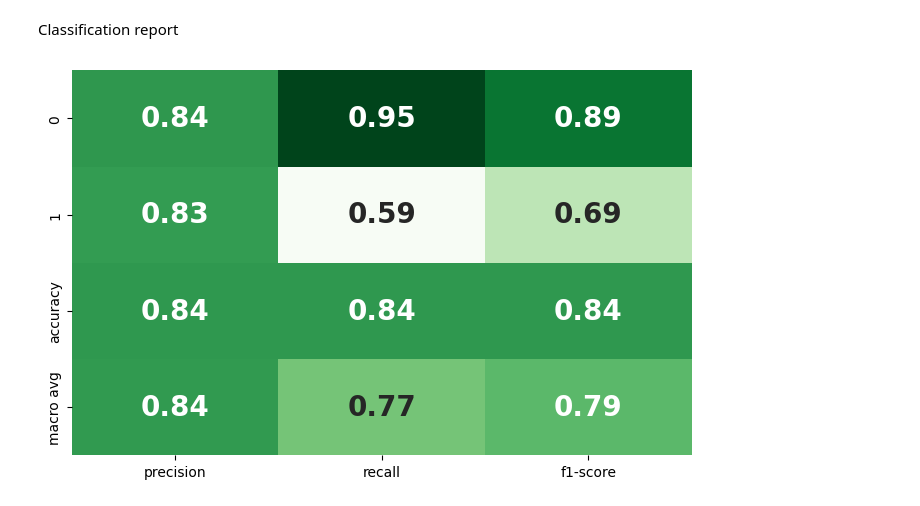
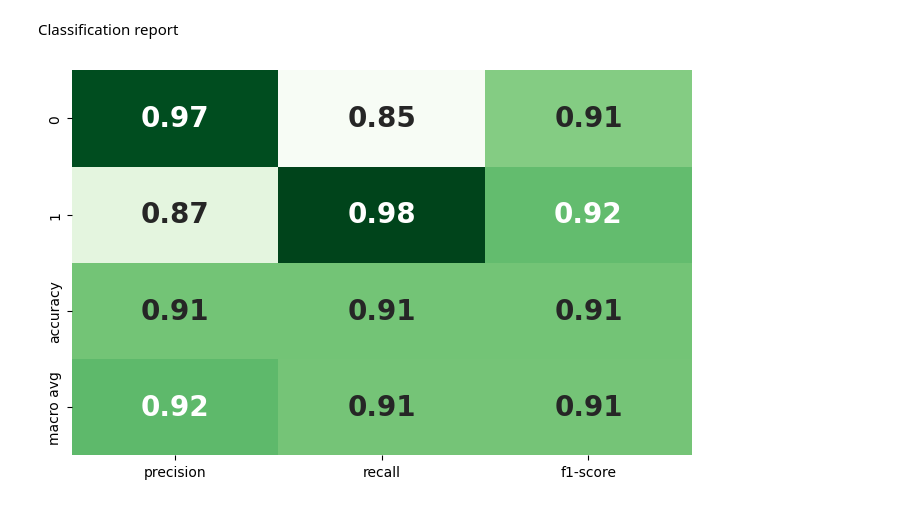
Before and after one commit to Asir-IO/heart-failure-predictor, a Jupyter notebook: lab.ipynb, the cells around one changed output. Drawn from its saved outputs; the diff is of its cells as text; code cells hidden in the pictures.

Commit message:
switched to the random forest model
after its performance improved drastically upon handling unbalanced sampling in the dataset

```diff
--- a/lab.ipynb
+++ b/lab.ipynb
@@ -134,0 +159,2 @@ Decision Tree model
+# %%
+x_train, x_test, y_train, y_test = train_test_split(x_res, y_res, test_size=0.2, random_state=42)
@@ -138,7 +166,7 @@ ADB_DT.fit(x_train,y_train)
 ADB_DT_pred = ADB_DT.predict(x_test)
 print("Decision tree model (with adaBoost) accuracy:", accuracy_score(y_test, ADB_DT_pred))
 
-RF_DT = RandomForestClassifier(max_depth=3, random_state=42, n_estimators=100)
+RF_DT = RandomForestClassifier(max_depth=4, random_state=42)
 RF_DT.fit(x_train, y_train)
 RF_DT_pred = RF_DT.predict(x_test)
 print("Decision tree model (with random forest) accuracy:", accuracy_score(y_test, RF_DT_pred))
@@ -219,4 +261,11 @@ y = final_df["DEATH_EVENT"]
 # %%
-x_train, x_test, y_train, y_test = train_test_split(x, y, test_size=0.2, random_state=42)
-x_train_SS = StandardScaler().fit_transform(x_train)
-x_test_SS = StandardScaler().fit_transform(x_test)
+x_train2, x_test2, y_train2, y_test2 = train_test_split(x_res, y_res, test_size=0.2, random_state=42)
+bin_cols = ['anaemia', 'diabetes', 'high_blood_pressure', 'sex', 'smoking']
+x_train_SS = x_train2.copy()
+x_test_SS = x_test2.copy()
+SS = StandardScaler()
+for feature in df.columns[:-1]:
+  if feature not in bin_cols:
+    x_train_SS[[feature]] = SS.fit_transform(x_train[[feature]])
+    x_test_SS[[feature]] = SS.fit_transform(x_test[[feature]])
+x_train_SS.describe()
@@ -239,8 +298,8 @@ KNN model accuracy: 0.7321428571428571
 # %% [markdown]
 SVM model
 # %%
-x_train, x_test, y_train, y_test = train_test_split(x, y, test_size=0.2, random_state=42)
-x_train_MM = MinMaxScaler().fit_transform(x_train)
-x_test_MM = MinMaxScaler().fit_transform(x_test)
+x_train3, x_test3, y_train3, y_test3 = train_test_split(x, y, test_size=0.2, random_state=42)
+x_train_MM = MinMaxScaler().fit_transform(x_train3)
+x_test_MM = MinMaxScaler().fit_transform(x_test3)
 # %%
 BG_SVC = BaggingClassifier(estimator=SVC(), n_estimators=10, random_state=42)
@@ -291,19 +350,19 @@ Classification report
 # %%
 import matplotlib.pyplot as plt
 import seaborn as sns
 from sklearn.metrics import classification_report
 import pandas as pd
 
-report = classification_report(y_test, LOGR_pred, output_dict=True)
+report = classification_report(y_test, RF_DT_pred, output_dict=True)
 
 report_df = pd.DataFrame(report).transpose()
 
 plt.figure(figsize=(8, 5))
 sns.heatmap(report_df.iloc[:-1, :-1], annot=True,
             cmap="Greens",
             cbar=False,
             annot_kws={"size": 20, "weight": "bold"})
 
 plt.show()
 # %% [output]
-[figure, old version]
+[figure, new version]
```
Also changed, not shown: parts of 20 cells of this notebook, 1 other file.
